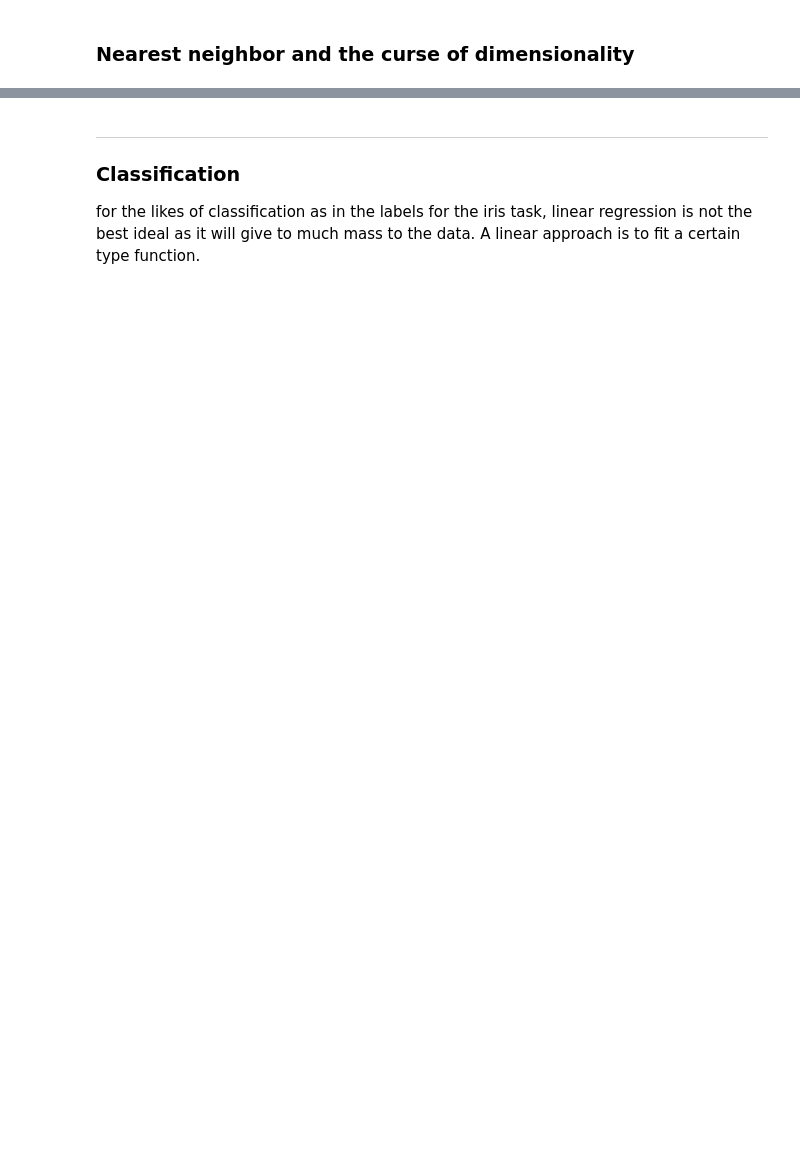
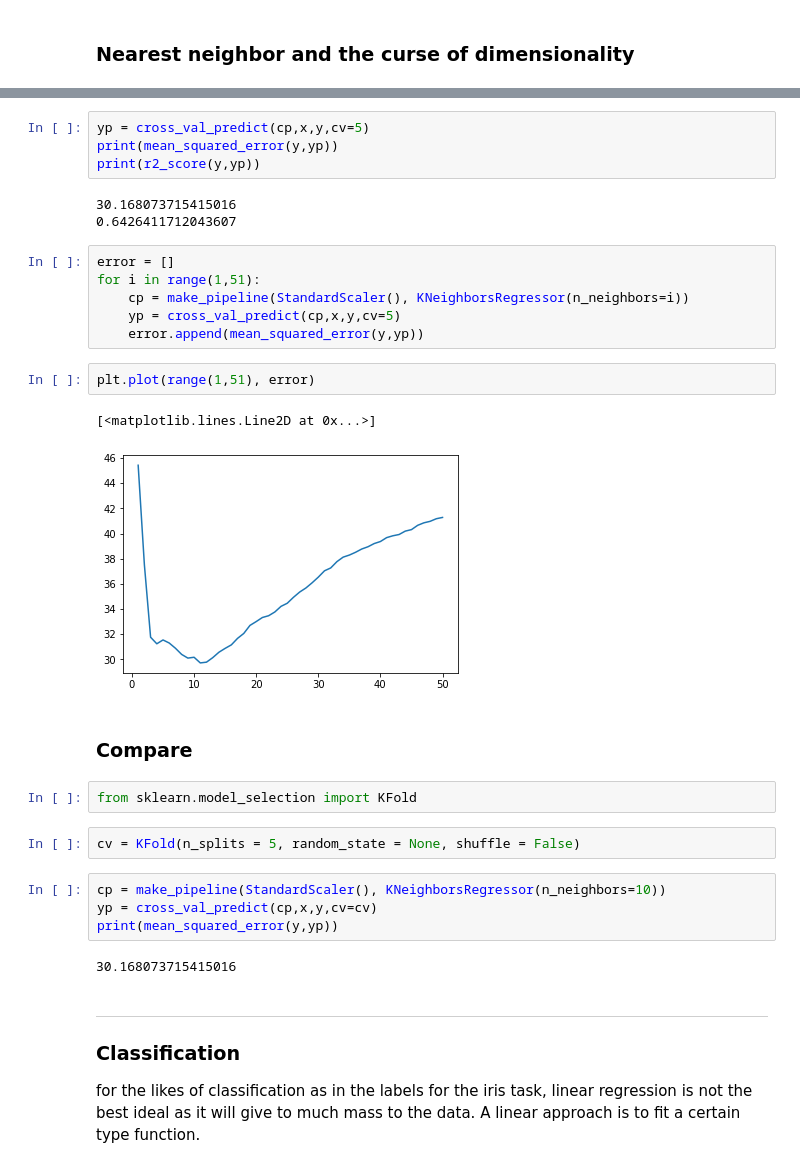
Before and after one commit to Davidpurtill1101011/Emerging_Technologies_4th_Year, a Jupyter notebook: Assessment/scikit-learn.ipynb, the cells around one changed output, grey strips where cells are left out. Saved outputs shown, nothing was run; the diff lists cells and outputs as text; blank space fills up the shorter version.

```diff
--- a/Assessment/scikit-learn.ipynb
+++ b/Assessment/scikit-learn.ipynb
@@ -417,3 +387,33 @@ print(regr.coef_)
+# %%
+yp = cross_val_predict(cp,x,y,cv=5)
+print(mean_squared_error(y,yp))
+print(r2_score(y,yp))
+# %% [output]
+30.168073715415016
+0.6426411712043607
+# %%
+error = []
+for i in range(1,51):
+    cp = make_pipeline(StandardScaler(), KNeighborsRegressor(n_neighbors=i))
+    yp = cross_val_predict(cp,x,y,cv=5)
+    error.append(mean_squared_error(y,yp))
+# %%
+plt.plot(range(1,51), error)
+# %% [output]
+[<matplotlib.lines.Line2D at 0x...>]
+[figure, added]
+# %% [markdown]
+### Compare
+# %%
+from sklearn.model_selection import KFold
+# %%
+cv = KFold(n_splits = 5, random_state = None, shuffle = False)
+# %%
+cp = make_pipeline(StandardScaler(), KNeighborsRegressor(n_neighbors=10))
+yp = cross_val_predict(cp,x,y,cv=cv)
+print(mean_squared_error(y,yp))
+# %% [output]
+30.168073715415016
 # %% [markdown]
 ***
 ### Classification
```
Also changed, not shown: parts of 50 cells of this notebook.
